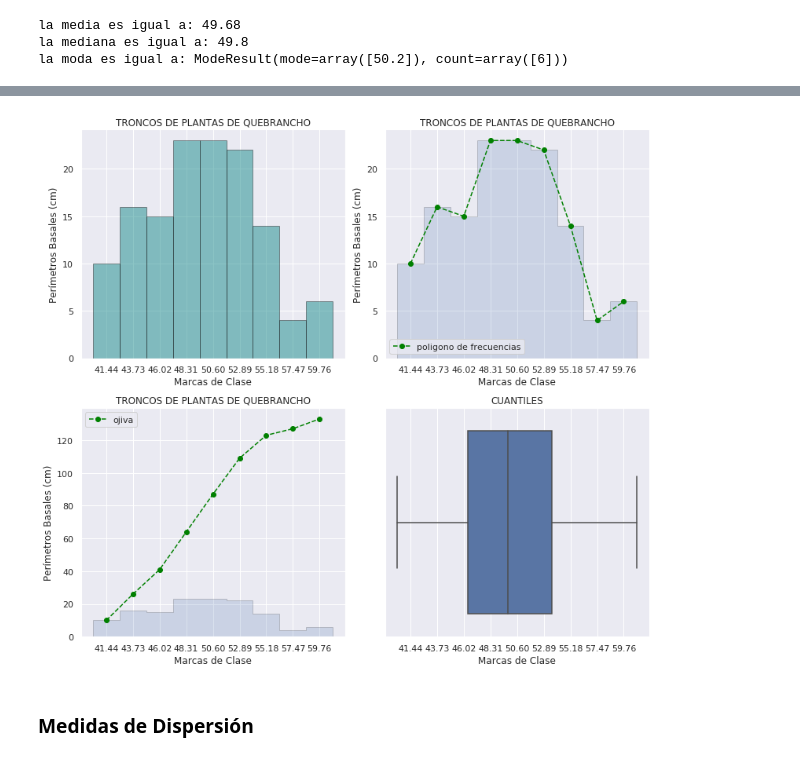
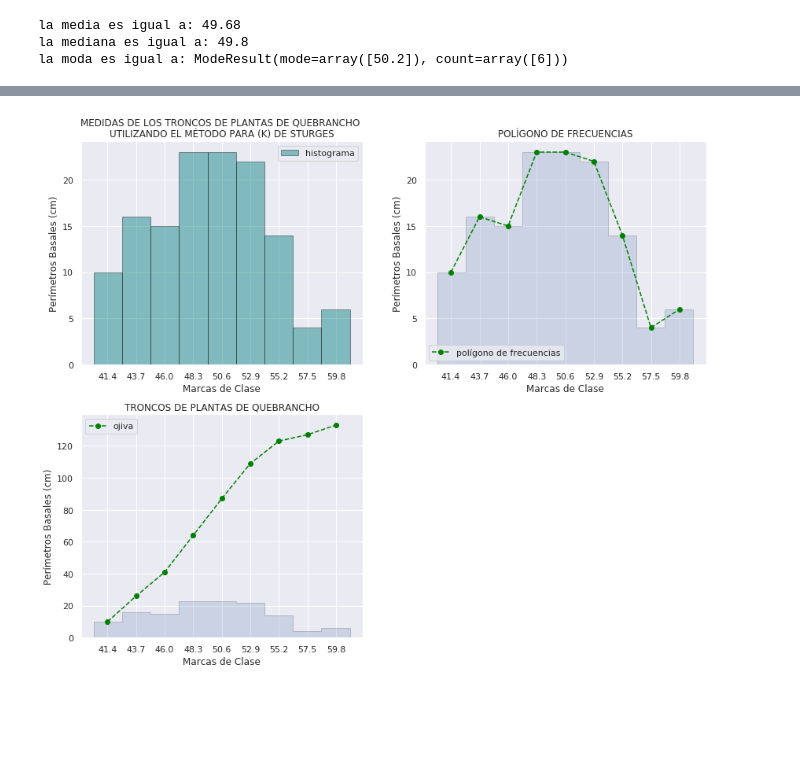
Before and after one commit to gisosdeb/ISP, a Jupyter notebook: statistic_unam/estadística_descriptiva/tareas/ejercicio_2.ipynb, the cells around one changed output, grey strips where cells are left out. Drawn from its saved outputs; the diff is of its cells as text; code cells hidden in the pictures; blank space fills up the shorter version.

```diff
--- a/statistic_unam/estadística_descriptiva/tareas/ejercicio_2.ipynb
+++ b/statistic_unam/estadística_descriptiva/tareas/ejercicio_2.ipynb
@@ -115,20 +119,20 @@ Los intervalos son calculados mediante la función `intervalo` con los parámetr
 # Creación de los intervalos
 """"""
 
-# Esta función recibe como parámetros (dato menor, dato mayor, amplitud) para calcular los intervalos de clase:
-def intervalo(start, stop, step):
+# La función "lc" recibe como parámetros dato menor, dato mayor y amplitud para agrupar los límites de clase:
+def lc(start, stop, step):
     i=start
-    while round(i) <= stop:
+    while i <= stop:
         yield i
         i+=step
         yield i
 
-# Ejecución de la función "intervalo" y alojamiento de los resultado en una variable llamda "l_inter"
+# Ejecución de la función "lc" y alojamiento de los resultado en una variable llamda "l_inter"
 l_inter=[]
-for i in intervalo(sturges.min(), sturges.max(),round(a,3)):
-    l_inter.append(round(i,3))
+for i in lc(sturges[1].min(), sturges[1].max(),round(sturges_a,3)):
+    l_inter.append(round(i,2))
 
-# Construcción de una tupla para cada intervalo y creación de una lista de listas "t_iter" que aloja a cada una de ellas:
+# Construcción de una tupla para cada intervalo de clase, y creación de una lista de listas "t_iter" que aloja a cada uno de ellos.
 t_iter=np.array([i for i in zip(l_inter[::2],l_inter[1::2])]).tolist()
 t_iter
 # %% [output]
@@ -216,58 +209,48 @@ df_frec
 # %%
-fig = plt.figure(figsize=(11,10))
+fig = plt.figure(figsize=(12,10))
 
 # HISTOGRAMA:
 """"""
 
 ax1 = fig.add_subplot(221)
 
-plt.hist(np_datos, bins=sturges, histtype='bar', edgecolor='k',alpha=.45, color='teal')
+plt.hist(np_datos, bins=len(sturges[0]), histtype='bar', edgecolor='k',alpha=.45, color='teal')
 plt.xticks(macl)
 plt.ylabel('Perímetros Basales (cm)')
 plt.xlabel('Marcas de Clase')
-plt.title('TRONCOS DE PLANTAS DE QUEBRANCHO')
+plt.title('MEDIDAS DE LOS TRONCOS DE PLANTAS DE QUEBRANCHO \n'+ 'UTILIZANDO EL MÉTODO PARA (K) DE STURGES')
+plt.legend(['histograma'])
+
 
 # POLÍGONO DE FRECUENCIAS:
 """"""
 
 ax2 = fig.add_subplot(222)
 
 plt.plot(macl,frec_abs, color='green', marker='o', linestyle='dashed', )
 plt.xticks(macl)
 plt.ylabel('Frecuencia')
 plt.xlabel('Marcas de Clase')
-plt.hist(np_datos, bins=sturges, histtype='stepfilled', edgecolor='k',alpha=0.2)
+plt.hist(np_datos, bins=len(sturges[0]), histtype='stepfilled', edgecolor='k',alpha=0.2)
 plt.xticks(macl)
 plt.ylabel('Perímetros Basales (cm)')
 plt.xlabel('Marcas de Clase')
-plt.title('TRONCOS DE PLANTAS DE QUEBRANCHO')
-plt.legend(['poligono de frecuencias'])
+plt.title('POLÍGONO DE FRECUENCIAS')
+plt.legend(['polígono de frecuencias'])
 
 ax3 = fig.add_subplot(223)
 
 plt.plot(macl,frec_abs_ac, color='green', marker='o', linestyle='dashed', )
 plt.xticks(macl)
 plt.ylabel('Frecuencia')
 plt.xlabel('Marcas de Clase')
-plt.hist(np_datos, bins=sturges, histtype='stepfilled', edgecolor='k',alpha=0.2)
+plt.hist(np_datos, bins=len(sturges[0]), histtype='stepfilled', edgecolor='k',alpha=0.2)
 plt.xticks(macl)
 plt.ylabel('Perímetros Basales (cm)')
 plt.xlabel('Marcas de Clase')
 plt.title('TRONCOS DE PLANTAS DE QUEBRANCHO')
 plt.legend(['ojiva'])
 
-ax4 = fig.add_subplot(224)
-
-# QUANTILES:
-""""""
-q=sns.boxplot(np_datos)
-plt.xticks(macl)
-plt.title('CUANTILES')
-plt.xlabel('Marcas de Clase')
-
-
 fig.tight_layout()
 # %% [output]
-[figure, old version]
+[figure, new version]
-# %% [markdown]
-### **Medidas de Dispersión**
```
Also changed, not shown: parts of 21 cells of this notebook, 1 other file.
